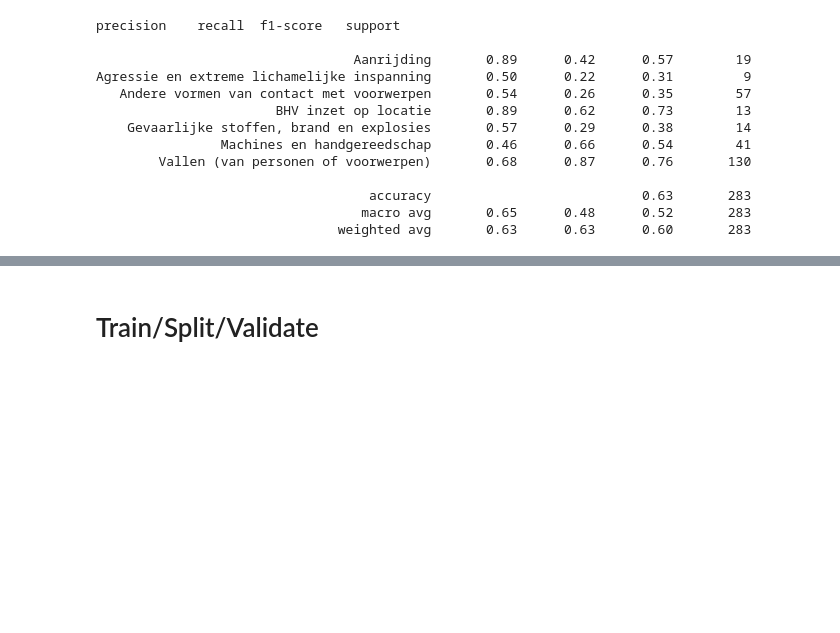
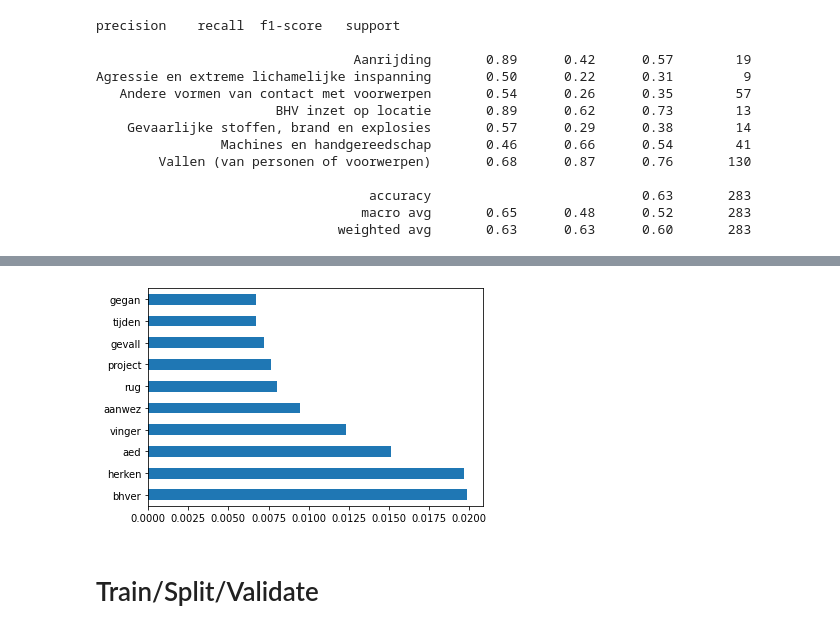
Before and after one commit to bryonie/Multi-Class-Text-Classification, a Jupyter notebook: Fix_Gridcearch.ipynb, the cells around one changed output, grey strips where cells are left out. Saved outputs shown, nothing was run; the diff lists cells and outputs as text; code cells hidden in the pictures; blank space fills up the shorter version.

Commit message:
Think I added feature importance to RFC

```diff
--- a/Fix_Gridcearch.ipynb
+++ b/Fix_Gridcearch.ipynb
@@ -202,3 +218,9 @@ Agressie en extreme lichamelijke inspanning       0.50      0.22      0.31
+# %%
+feat_importancesRFC = pd.Series(grid_imbaRFC.best_estimator_.named_steps['randomforestclassifier'].feature_importances_, index=tf.get_feature_names())
+feat_importancesRFC.nlargest(10).plot(kind='barh')
+plt.show()
+# %% [output]
+[figure, added]
 # %% [markdown]
 # Train/Split/Validate
 # %% [markdown]
```
Also changed, not shown: parts of 12 cells of this notebook, 2 other files.
